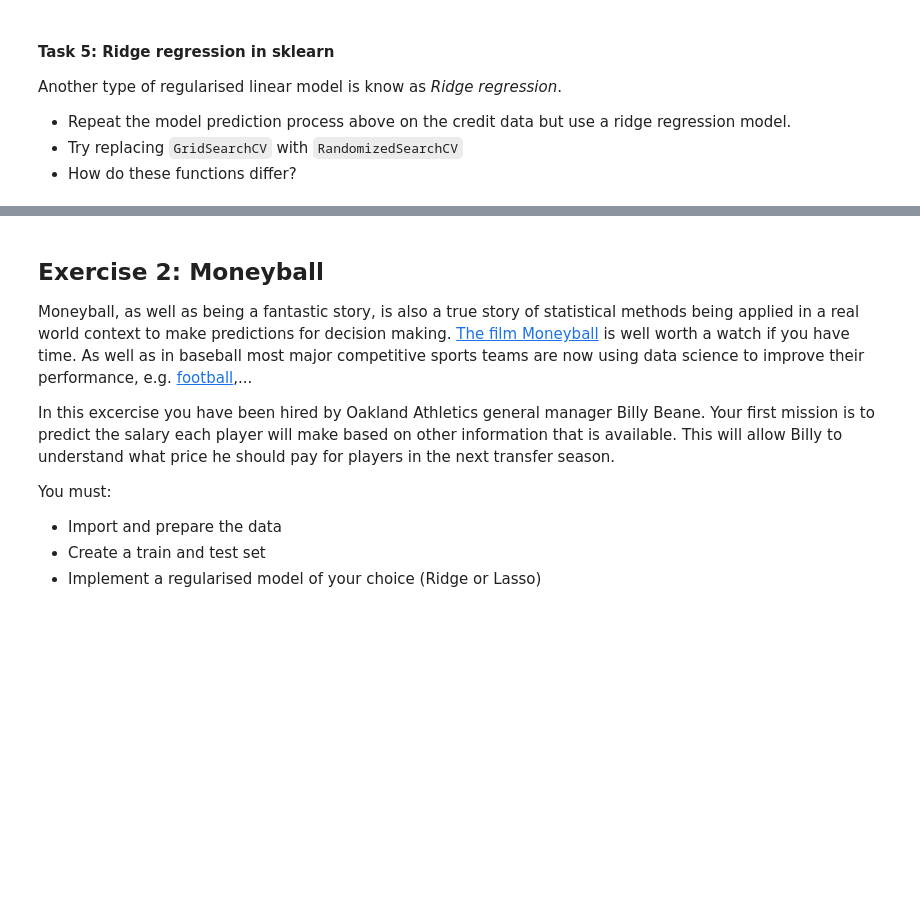
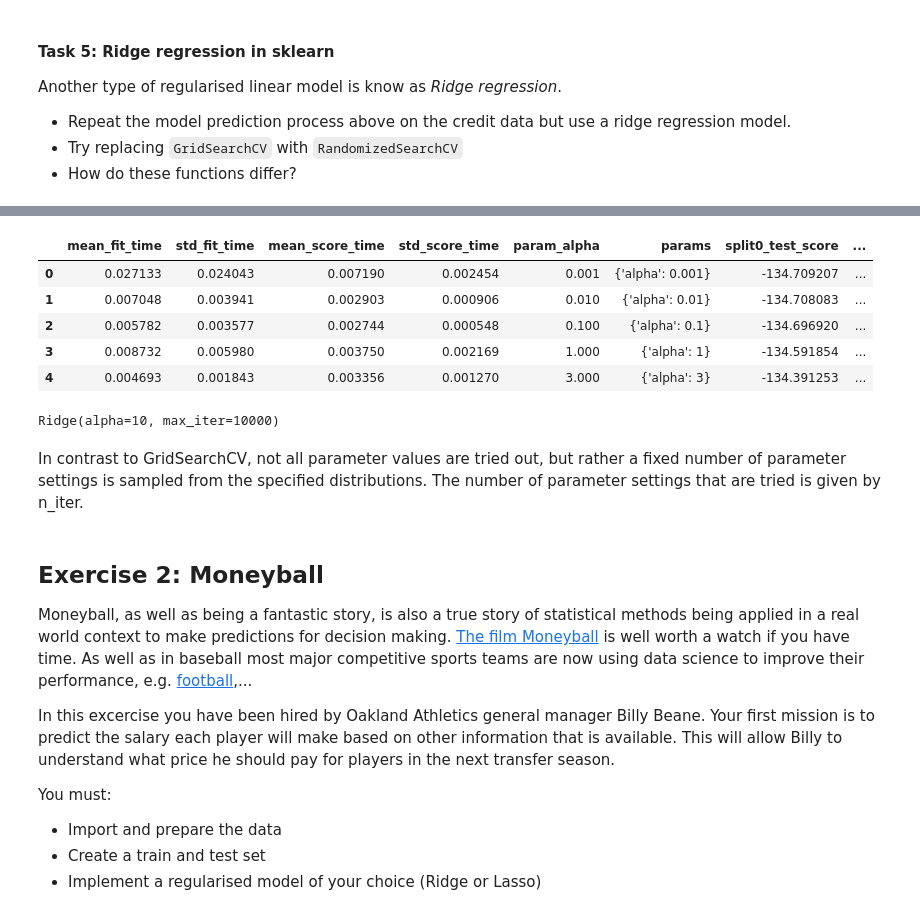
Before and after one commit to hypgawan/ML0, a Jupyter notebook: 03-CrossValidation_Regularisation.ipynb, the cells around one changed output, grey strips where cells are left out. Cells and saved outputs as stored; diff of their text form; code cells hidden in the pictures; blank space fills up the shorter version.

```diff
--- a/03-CrossValidation_Regularisation.ipynb
+++ b/03-CrossValidation_Regularisation.ipynb
@@ -509,3 +537,32 @@ Another type of regularised linear model is know as *Ridge regression*.
+# %%
+#### change to randomised search CV
+from sklearn.model_selection import RandomizedSearchCV
+
+ridge = Ridge(max_iter=10000)
+
+param_grid = [
+ {'alpha': [0.001, 0.01, 0.1, 1, 3, 10, 100, 1000]}
+ ]
+
+randomized_search = RandomizedSearchCV(ridge, param_grid, cv=10, scoring='neg_mean_squared_error')
+randomized_search.fit(X_train, y_train)
+
+randomized_search_results = pd.DataFrame(randomized_search.cv_results_)
+
+randomized_search_results.head()
+# %% [output]
+|  | mean_fit_time | std_fit_time | mean_score_time | std_score_time | param_alpha | params | split0_test_score | ... |
+| 0 | 0.027133 | 0.024043 | 0.007190 | 0.002454 | 0.001 | {'alpha': 0.001} | -134.709207 | ... |
+| 1 | 0.007048 | 0.003941 | 0.002903 | 0.000906 | 0.010 | {'alpha': 0.01} | -134.708083 | ... |
+| 2 | 0.005782 | 0.003577 | 0.002744 | 0.000548 | 0.100 | {'alpha': 0.1} | -134.696920 | ... |
+| 3 | 0.008732 | 0.005980 | 0.003750 | 0.002169 | 1.000 | {'alpha': 1} | -134.591854 | ... |
+| 4 | 0.004693 | 0.001843 | 0.003356 | 0.001270 | 3.000 | {'alpha': 3} | -134.391253 | ... |
+# %%
+randomized_search.best_estimator_
+# %% [output]
+Ridge(alpha=10, max_iter=10000)
+# %% [markdown]
+In contrast to GridSearchCV, not all parameter values are tried out, but rather a fixed number of parameter settings is sampled from the specified distributions. The number of parameter settings that are tried is given by n_iter.
 # %% [markdown]
 ## Exercise 2: Moneyball
 
```
Also changed, not shown: parts of 8 cells of this notebook.
